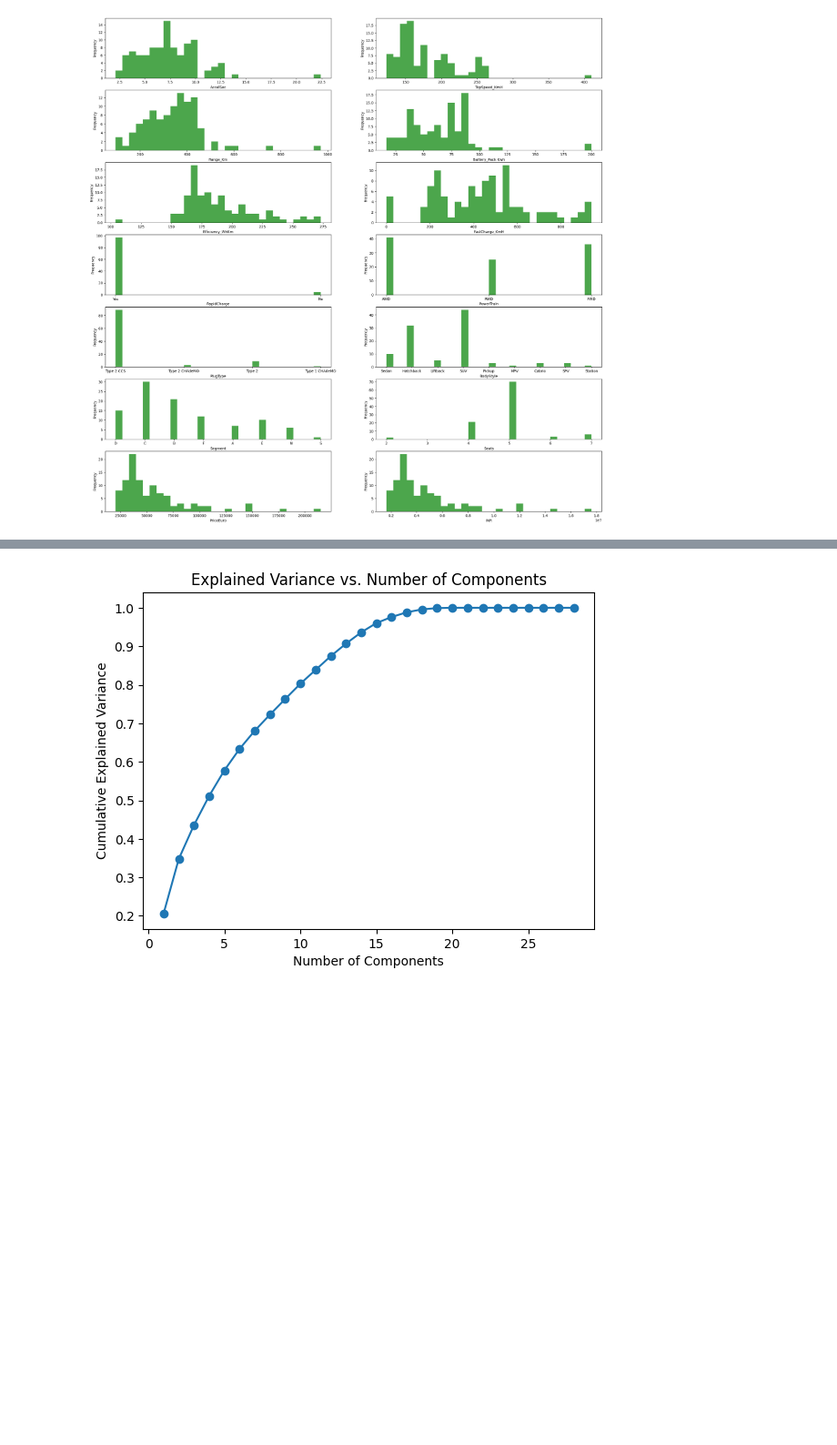
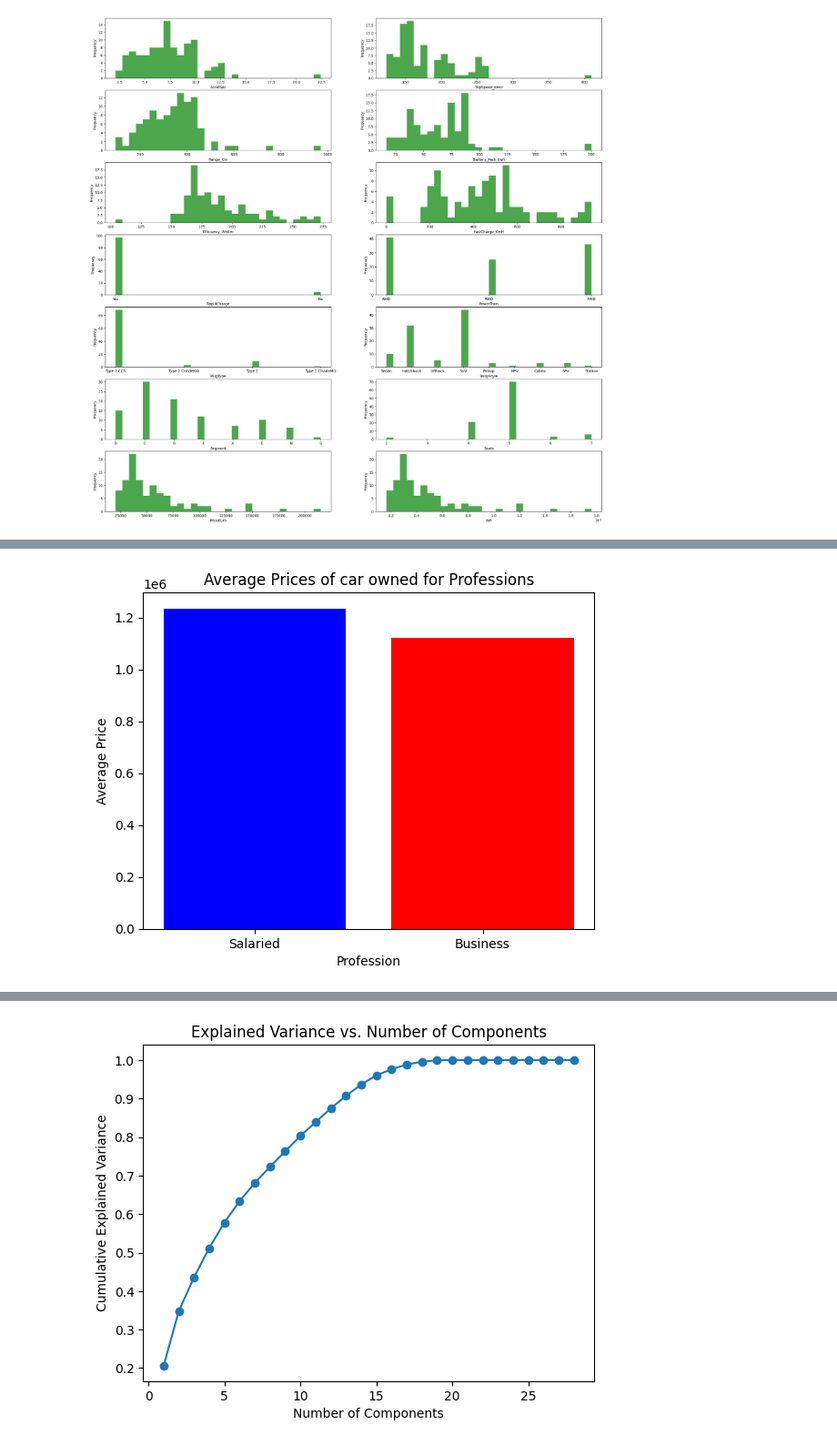
Before and after one commit to abh1shank/Segmentation-of-EV-market, a Jupyter notebook: Electronic_vehicle_market_segmentation.ipynb, the cells around one changed output, grey strips where cells are left out. Shown at 91% size. Drawn from its saved outputs; the diff is of its cells as text; code cells hidden in the pictures; blank space fills up the shorter version.

```diff
--- a/Electronic_vehicle_market_segmentation.ipynb
+++ b/Electronic_vehicle_market_segmentation.ipynb
@@ -102,0 +127,13 @@ plt.show()
+# %%
+avg_salaried = indian_data[indian_data['Profession'] == 'Salaried']['Price'].mean()
+avg_business = indian_data[indian_data['Profession'] == 'Business']['Price'].mean()
+
+# Plot histogram for average prices
+plt.bar(['Salaried', 'Business'], [avg_salaried, avg_business], color=['blue', 'red'])
+
+plt.title('Average Prices of car owned for Professions')
+plt.xlabel('Profession')
+plt.ylabel('Average Price')
+plt.show()
+# %% [output]
+[figure, added]
```
Also changed, not shown: parts of 13 cells of this notebook.
